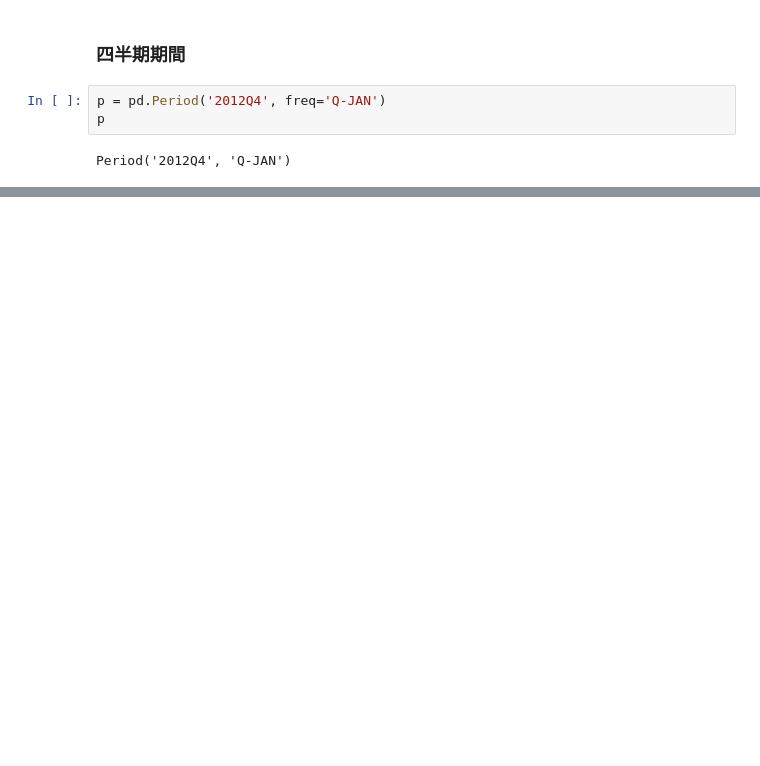
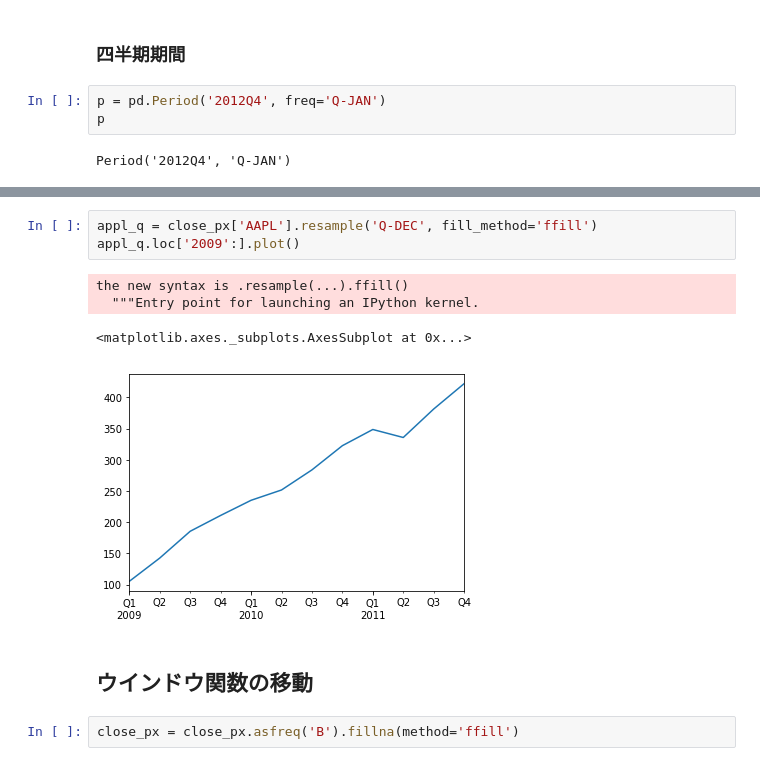
Before and after one commit to miyamotok0105/pydata-book, a Jupyter notebook: ch10-J.ipynb, the cells around one changed output, grey strips where cells are left out. Drawn from its saved outputs; the diff is of its cells as text; blank space fills up the shorter version.

```diff
--- a/ch10-J.ipynb
+++ b/ch10-J.ipynb
@@ -864,0 +1276,12 @@ Period('2012Q4', 'Q-JAN')
+# %%
+appl_q = close_px['AAPL'].resample('Q-DEC', fill_method='ffill')
+appl_q.loc['2009':].plot()
+# %% [output]
+the new syntax is .resample(...).ffill()
+  """Entry point for launching an IPython kernel.
+<matplotlib.axes._subplots.AxesSubplot at 0x...>
+[figure, added]
+# %% [markdown]
+## ウインドウ関数の移動
+# %%
+close_px = close_px.asfreq('B').fillna(method='ffill')
```
Also changed, not shown: parts of 104 cells of this notebook.
